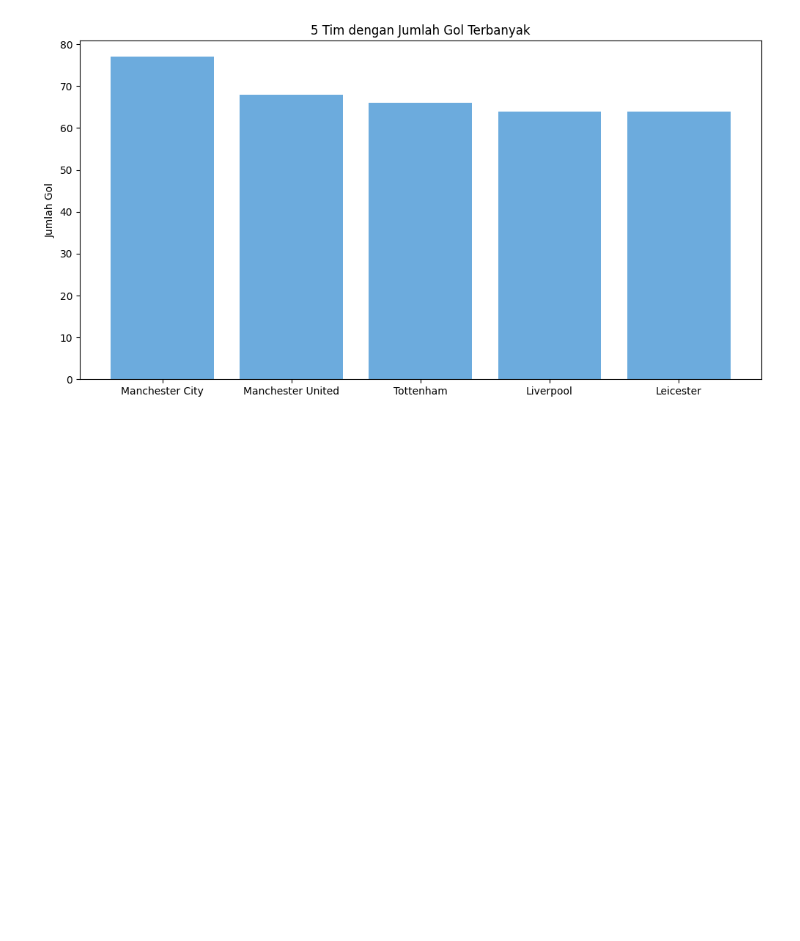
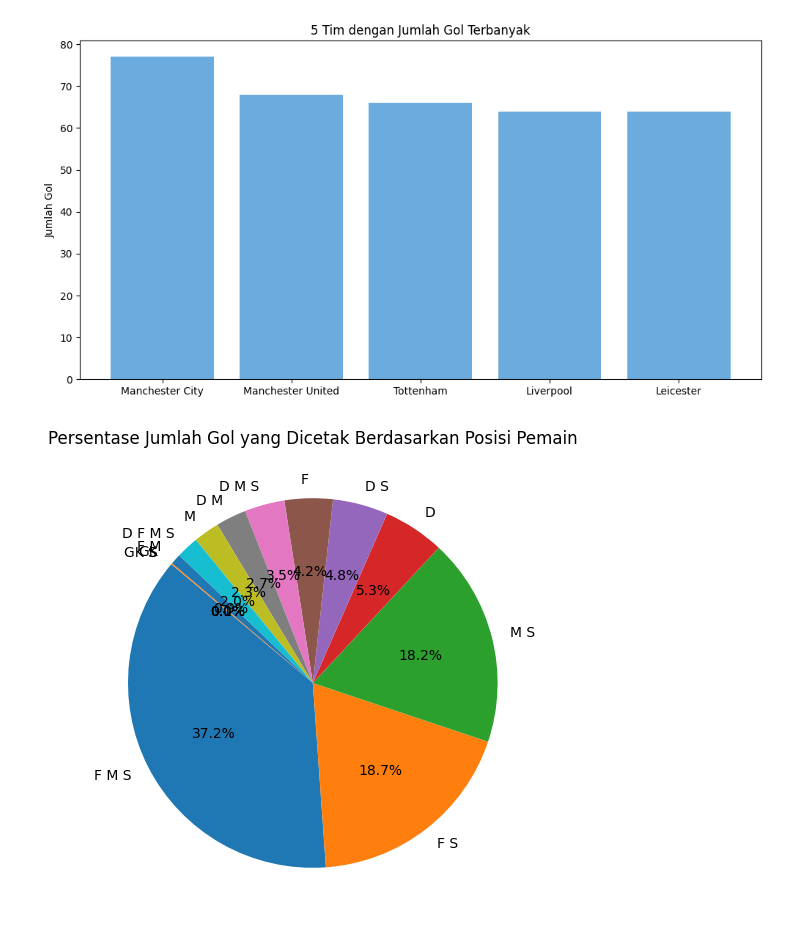
Before and after one commit to khw15/Machine-Learning-UMMI, a Jupyter notebook: Praktikum 1.ipynb, the cells around one changed output. Saved outputs shown, nothing was run; the diff lists cells and outputs as text; code cells hidden in the pictures; blank space fills up the shorter version.

```diff
--- a/Praktikum 1.ipynb
+++ b/Praktikum 1.ipynb
@@ -144,3 +180,16 @@ plt.title("5 Tim dengan Jumlah Gol Terbanyak")
 plt.show()
 # %% [output]
 [figure]
+# %%
+# Persentase jumlah gol yang dicetak berdasarkan posisi pemain
+goals_by_position = df_epl.groupby("position")["goals"].sum()
+goals_by_position = goals_by_position.reset_index()
+goals_by_position = goals_by_position.sort_values(by="goals", ascending=False)
+
+# Membuat pie chart dari persentase jumlah gol yang dicetak berdasarkan posisi pemain
+plt.figure(figsize=(12, 6))
+plt.pie(goals_by_position["goals"], labels=goals_by_position["position"], autopct="%1.1f%%", startangle=140) # type: ignore
+plt.title("Persentase Jumlah Gol yang Dicetak Berdasarkan Posisi Pemain")
+plt.show()
+# %% [output]
+[figure, added]
```
Also changed, not shown: parts of 7 cells of this notebook.
